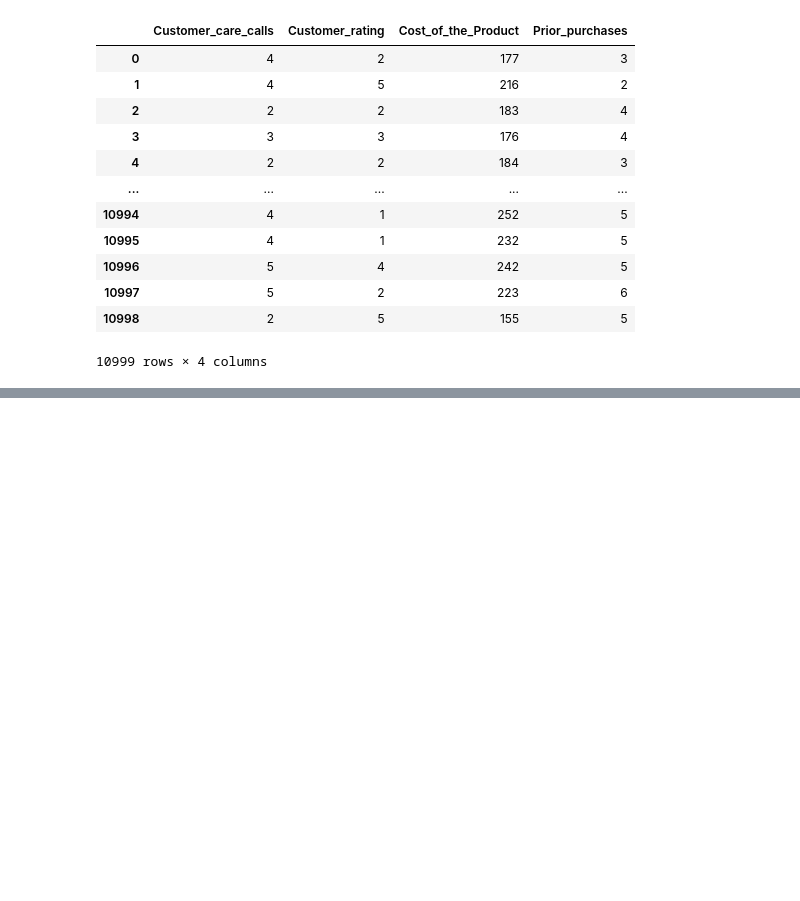
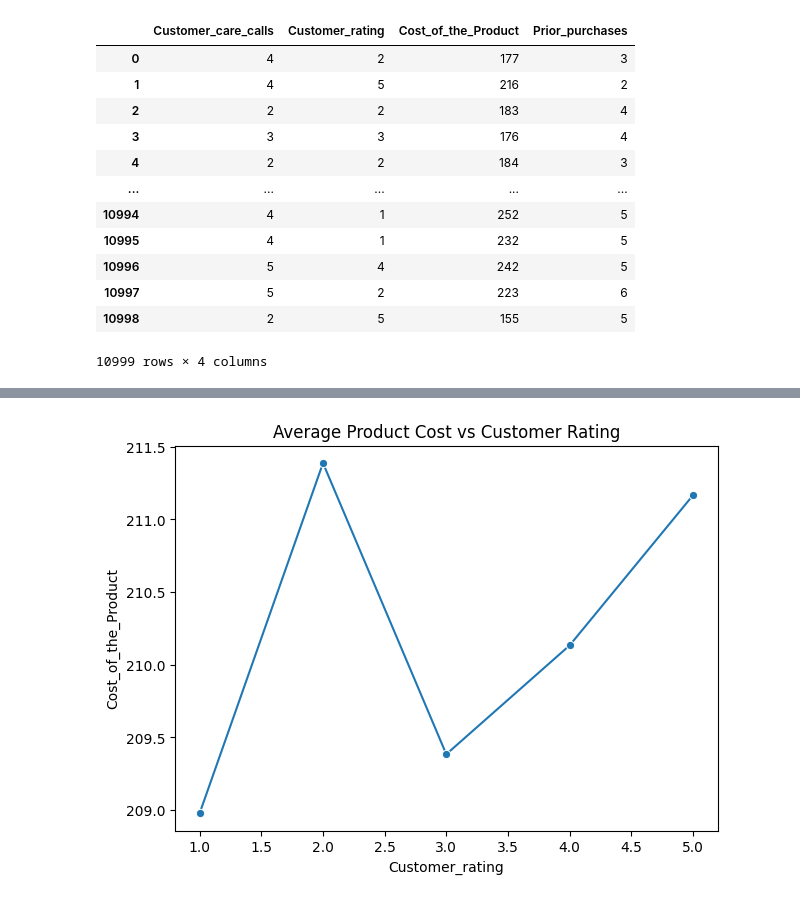
Before and after one commit to SpringBoard782/AI_Shipment_Sure_Infosys_Project, a Jupyter notebook: Ramu/EDA.ipynb, the cells around one changed output, grey strips where cells are left out. Saved outputs shown, nothing was run; the diff lists cells and outputs as text; code cells hidden in the pictures; blank space fills up the shorter version.

```diff
--- a/Ramu/EDA.ipynb
+++ b/Ramu/EDA.ipynb
@@ -277,0 +298,8 @@ sns.pairplot(df[['Weight_in_gms','Discount_offered','Customer_rating','Reached.o
+# %%
+plt.figure(figsize=(7,5))
+sns.lineplot(x="Customer_rating", y="Cost_of_the_Product",
+             data=df, estimator="mean", marker="o", errorbar=None)
+plt.title("Average Product Cost vs Customer Rating")
+plt.show()
+# %% [output]
+[figure, added]
```
Also changed, not shown: parts of 6 cells of this notebook, 1 other file.
